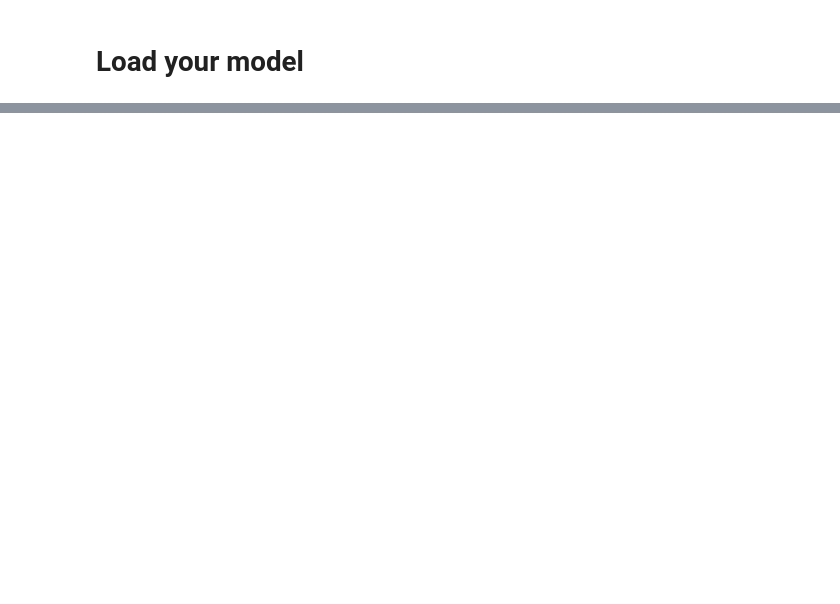
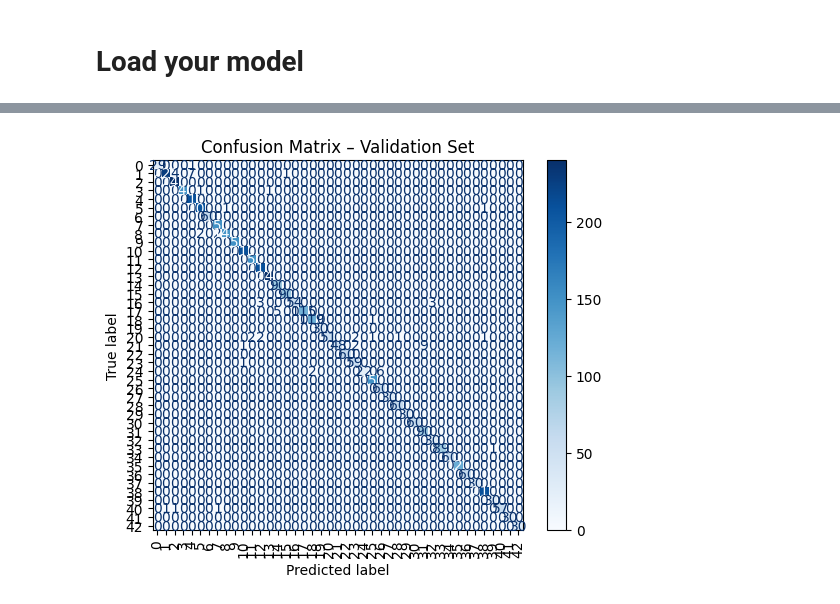
Before and after one commit to MrJSA/KIPrakt2, a Jupyter notebook: student_task.ipynb, the cells around one changed output, grey strips where cells are left out. Saved outputs shown, nothing was run; the diff lists cells and outputs as text; code cells hidden in the pictures; blank space fills up the shorter version.

```diff
--- a/student_task.ipynb
+++ b/student_task.ipynb
@@ -319,4 +317,4 @@ WARNING:absl:You are saving your model as an HDF5 file via `model.save()` or `ke
 # %% [markdown]
 # Load your model
 # %%
-model = tf.keras.models.load_model('saved_model/model2.h5')
+model = tf.keras.models.load_model('saved_model/model2.keras')
@@ -324,0 +321,18 @@ WARNING:absl:Compiled the loaded model, but the compiled metrics have yet to be
+# %%
+from sklearn.metrics import confusion_matrix, ConfusionMatrixDisplay
+import matplotlib.pyplot as plt
+import numpy as np
+
+# Make predictions
+y_pred_probs = model.predict(X_valid_norm)
+y_pred = np.argmax(y_pred_probs, axis=1)
+
+# Compute confusion matrix
+cm = confusion_matrix(y_valid, y_pred)
+
+# Plot confusion matrix
+disp = ConfusionMatrixDisplay(confusion_matrix=cm)
+disp.plot(cmap=plt.cm.Blues, xticks_rotation=90)
+plt.title('Confusion Matrix – Validation Set')
+plt.show()
+# %% [output]
@@ -324,0 +340 @@ WARNING:absl:Compiled the loaded model, but the compiled metrics have yet to be
+[figure, added]
```
Also changed, not shown: parts of 3 cells of this notebook.
